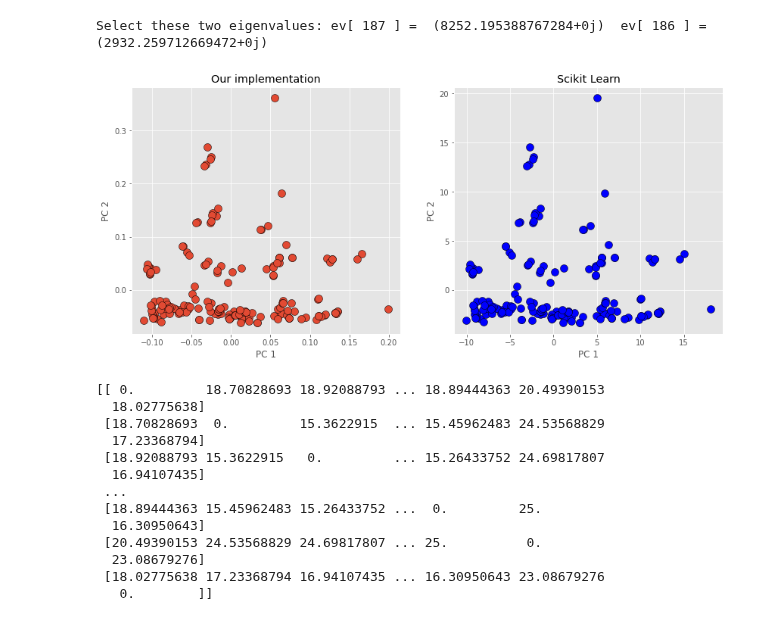
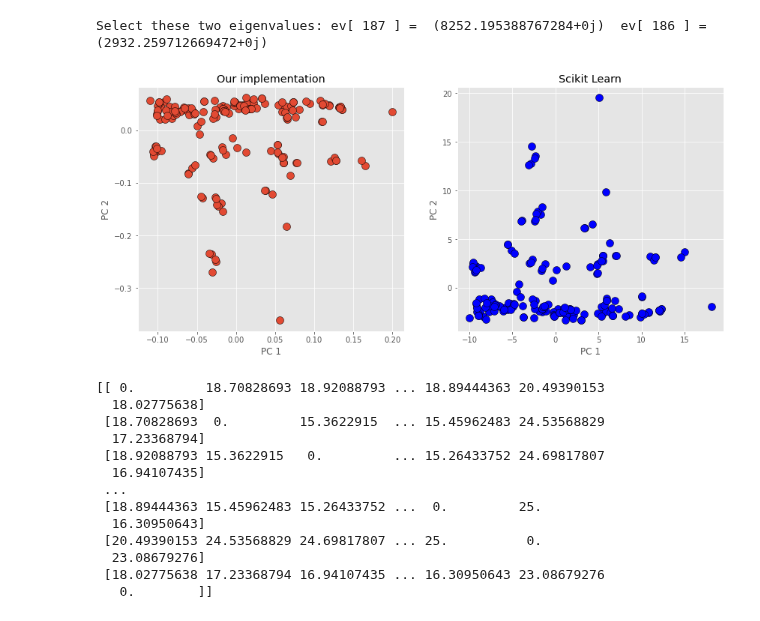
Before and after one commit to GiovanniFaldani/AlgorithmsInDataScience-Homework, a Jupyter notebook: Homework_II_Part_I.ipynb, the cells around one changed output. Saved outputs shown, nothing was run; the diff lists cells and outputs as text; code cells hidden in the pictures.

```diff
--- a/Homework_II_Part_I.ipynb
+++ b/Homework_II_Part_I.ipynb
@@ -108,29 +108,30 @@ Select these two eigenvalues: ev[ 187 ] =  (8252.195388767284+0j)  ev[ 186 ] =
 # %%
 # compute the kernel PCA projection on the associated eigenvectors
 
-Xkpca = np.column_stack((eigenvectors[:,comp1], -eigenvectors[:,comp2]))
+Xkpca = np.column_stack((eigenvectors[:,comp1], eigenvectors[:,comp2]))
 
 # use the sklearn method to double check
 
 kpca = KernelPCA(kernel = 'precomputed', n_components=2)
 skl_embeds = kpca.fit_transform(kernel)
 
 with plt.style.context(('ggplot')):
     fig, ax = plt.subplots(1, 2, figsize=(14, 6))
 
     #plt.figure(figsize=(8,6))
     ax[0].scatter(Xkpca[:,0], Xkpca[:,1], s=100, edgecolors='k')
     ax[0].set_xlabel('PC 1')
     ax[0].set_ylabel('PC 2')
     ax[0].set_title('Our implementation')
 
     ax[1].scatter(skl_embeds[:,0], skl_embeds[:,1], s=100, facecolor = 'b', edgecolors='k')
     ax[1].set_xlabel('PC 1')
     ax[1].set_ylabel('PC 2')
     ax[1].set_title('Scikit Learn')
+    plt.savefig('./kPCAcomparison.png',dpi=300)
     plt.show()
 # %% [output]
-[figure, old version]
+[figure, new version]
 # %%
 # Compute pairwise distances of graphs
 
```
Also changed, not shown: parts of 3 cells of this notebook, 1 other file.
